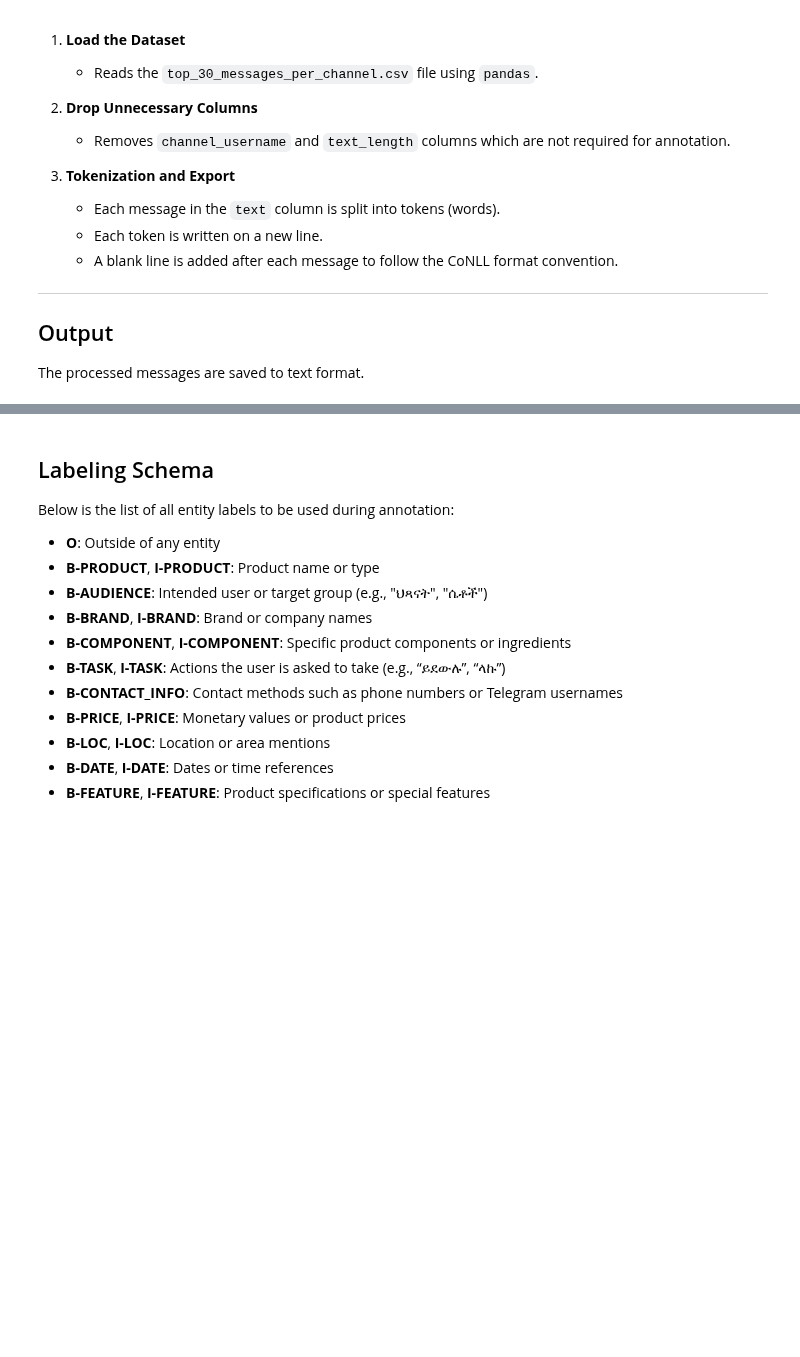
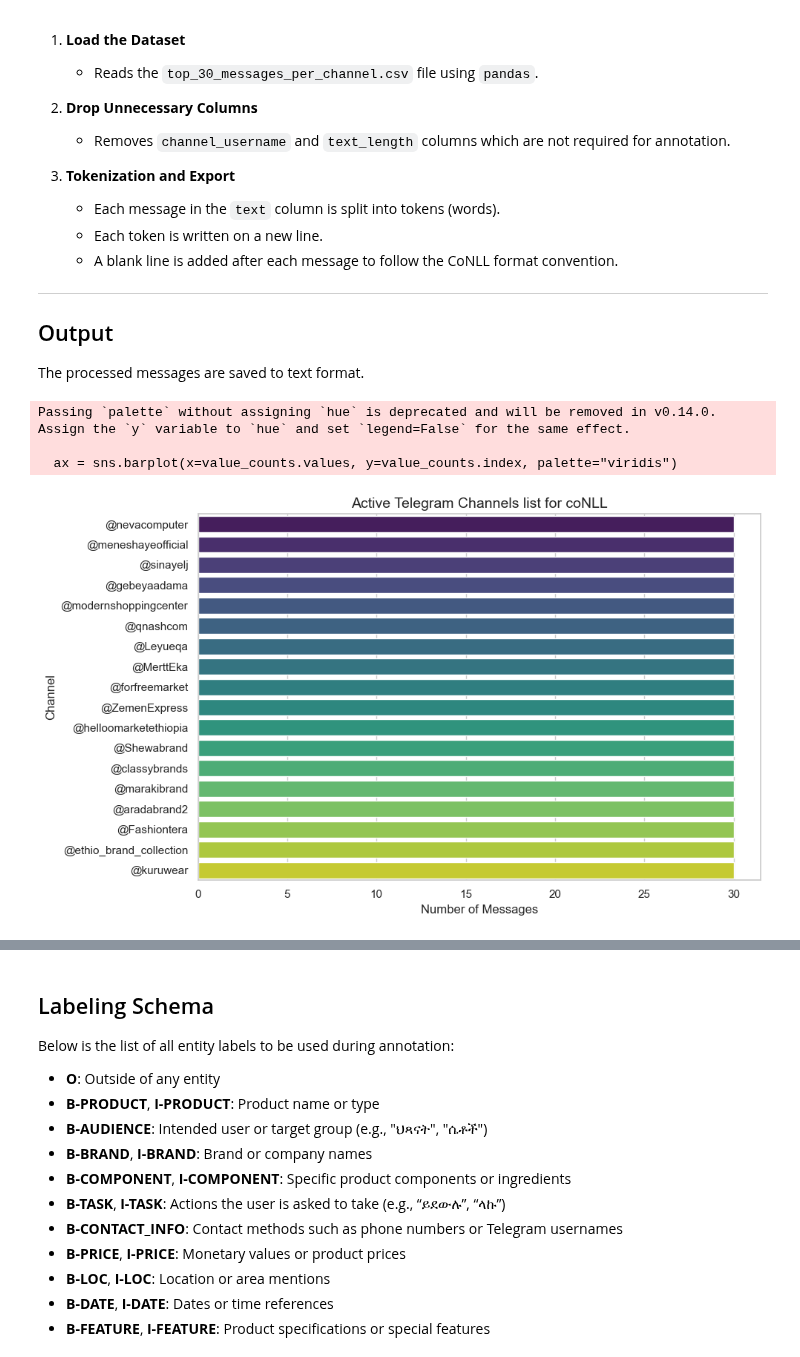
Before and after one commit to sumeyaaaa/-Amharic-E-commerce-Data-Extractor, a Jupyter notebook: notebook/task-2/coNull.ipynb, the cells around one changed output, grey strips where cells are left out. Drawn from its saved outputs; the diff is of its cells as text; code cells hidden in the pictures; blank space fills up the shorter version.

```diff
--- a/notebook/task-2/coNull.ipynb
+++ b/notebook/task-2/coNull.ipynb
@@ -53,3 +53,20 @@ import pandas as pd
 from coNLL import export_conll_tokens
 # Export tokenized messages
 export_conll_tokens(df, "conll_ready_tokenized.txt")
+# %%
+from visualization import plot_channel_message_distribution,plot_top_words
+import pandas as pd
+
+
+
+plot_channel_message_distribution(
+    df,
+    top_n=30,
+    title="Active Telegram Channels list for coNLL",
+    save_path="channel_distribution.png"
+)
+# %% [output]
+Passing `palette` without assigning `hue` is deprecated and will be removed in v0.14.0. Assign the `y` variable to `hue` and set `legend=False` for the same effect.
+
+  ax = sns.barplot(x=value_counts.values, y=value_counts.index, palette="viridis")
+[figure, added]
```
Also changed, not shown: parts of 1 cell of this notebook, 2 other files.
